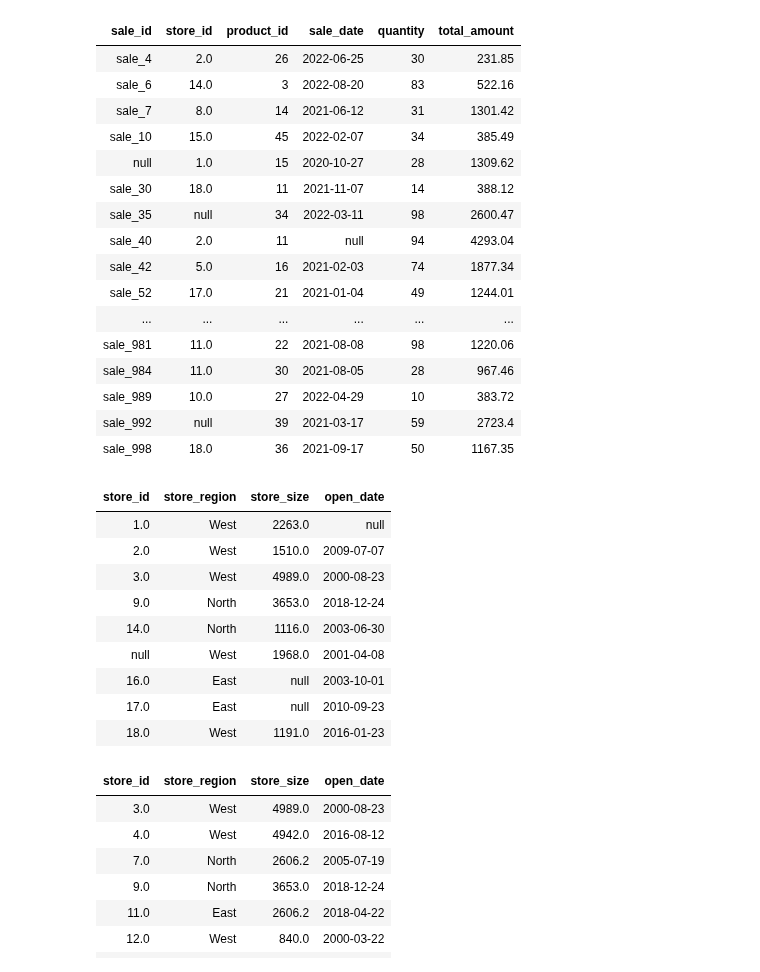
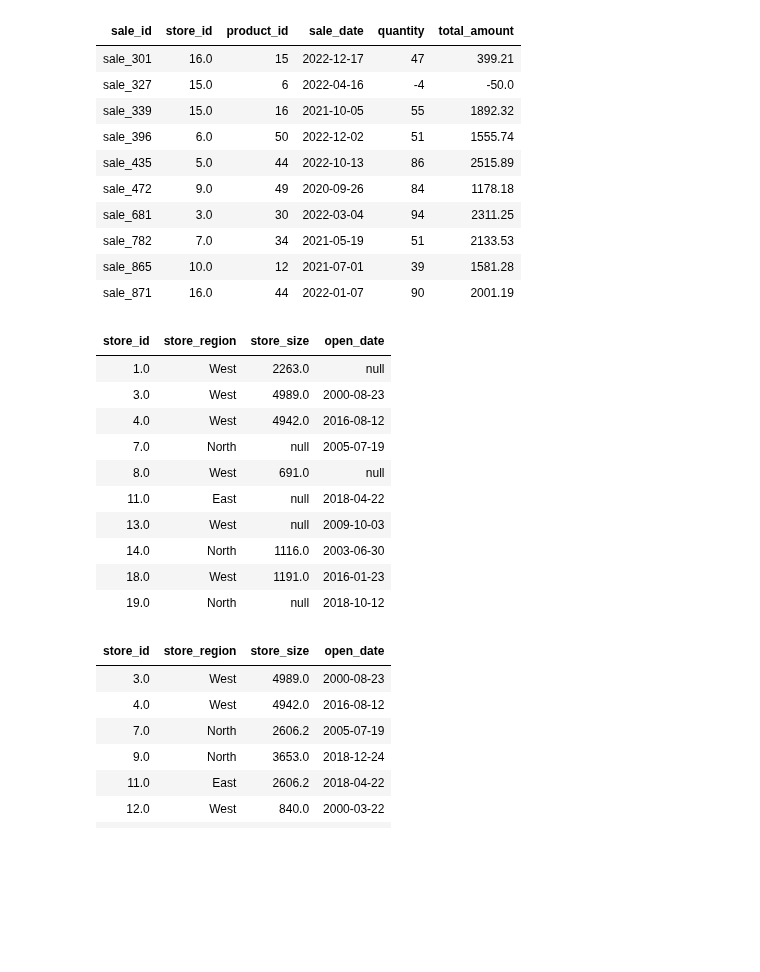
Before and after one commit to philchan2008/databricks-exercises, a Jupyter notebook: Project-Solution.ipynb, the cells around one changed output. Cells and saved outputs as stored; diff of their text form; code cells hidden in the pictures; blank space fills up the shorter version.

```diff
--- a/Project-Solution.ipynb
+++ b/Project-Solution.ipynb
@@ -1,36 +1,31 @@
 # %%
 sales_df = spark.read.option("header", "true").option("inferSchema", "true").csv("/Volumes/upload/default/files/sales_data.csv")
 store_df = spark.read.option("header", "true").option("inferSchema", "true").csv("/Volumes/upload/default/files/store_data.csv")
-display(sales_df.sample(fraction=0.25))
-display(store_df.sample(fraction=0.5))
+display(sales_df.sample(fraction=0.01))
+display(store_df.sample(fraction=0.4))
 # %% [output]
 | sale_id | store_id | product_id | sale_date | quantity | total_amount |
-| sale_4 | 2.0 | 26 | 2022-06-25 | 30 | 231.85 |
-| sale_6 | 14.0 | 3 | 2022-08-20 | 83 | 522.16 |
-| sale_7 | 8.0 | 14 | 2021-06-12 | 31 | 1301.42 |
-| sale_10 | 15.0 | 45 | 2022-02-07 | 34 | 385.49 |
-| null | 1.0 | 15 | 2020-10-27 | 28 | 1309.62 |
-| sale_30 | 18.0 | 11 | 2021-11-07 | 14 | 388.12 |
-| sale_35 | null | 34 | 2022-03-11 | 98 | 2600.47 |
-| sale_40 | 2.0 | 11 | null | 94 | 4293.04 |
-| sale_42 | 5.0 | 16 | 2021-02-03 | 74 | 1877.34 |
-| sale_52 | 17.0 | 21 | 2021-01-04 | 49 | 1244.01 |
-| ... | ... | ... | ... | ... | ... |
-| sale_981 | 11.0 | 22 | 2021-08-08 | 98 | 1220.06 |
-| sale_984 | 11.0 | 30 | 2021-08-05 | 28 | 967.46 |
-| sale_989 | 10.0 | 27 | 2022-04-29 | 10 | 383.72 |
-| sale_992 | null | 39 | 2021-03-17 | 59 | 2723.4 |
-| sale_998 | 18.0 | 36 | 2021-09-17 | 50 | 1167.35 |
+| sale_301 | 16.0 | 15 | 2022-12-17 | 47 | 399.21 |
+| sale_327 | 15.0 | 6 | 2022-04-16 | -4 | -50.0 |
+| sale_339 | 15.0 | 16 | 2021-10-05 | 55 | 1892.32 |
+| sale_396 | 6.0 | 50 | 2022-12-02 | 51 | 1555.74 |
+| sale_435 | 5.0 | 44 | 2022-10-13 | 86 | 2515.89 |
+| sale_472 | 9.0 | 49 | 2020-09-26 | 84 | 1178.18 |
+| sale_681 | 3.0 | 30 | 2022-03-04 | 94 | 2311.25 |
+| sale_782 | 7.0 | 34 | 2021-05-19 | 51 | 2133.53 |
+| sale_865 | 10.0 | 12 | 2021-07-01 | 39 | 1581.28 |
+| sale_871 | 16.0 | 44 | 2022-01-07 | 90 | 2001.19 |
 | store_id | store_region | store_size | open_date |
 | 1.0 | West | 2263.0 | null |
-| 2.0 | West | 1510.0 | 2009-07-07 |
 | 3.0 | West | 4989.0 | 2000-08-23 |
-| 9.0 | North | 3653.0 | 2018-12-24 |
+| 4.0 | West | 4942.0 | 2016-08-12 |
+| 7.0 | North | null | 2005-07-19 |
+| 8.0 | West | 691.0 | null |
+| 11.0 | East | null | 2018-04-22 |
+| 13.0 | West | null | 2009-10-03 |
 | 14.0 | North | 1116.0 | 2003-06-30 |
-| null | West | 1968.0 | 2001-04-08 |
-| 16.0 | East | null | 2003-10-01 |
-| 17.0 | East | null | 2010-09-23 |
 | 18.0 | West | 1191.0 | 2016-01-23 |
+| 19.0 | North | null | 2018-10-12 |
 # %%
 from pyspark.sql.functions import col, avg
 
```
Also changed, not shown: parts of 3 cells of this notebook.
